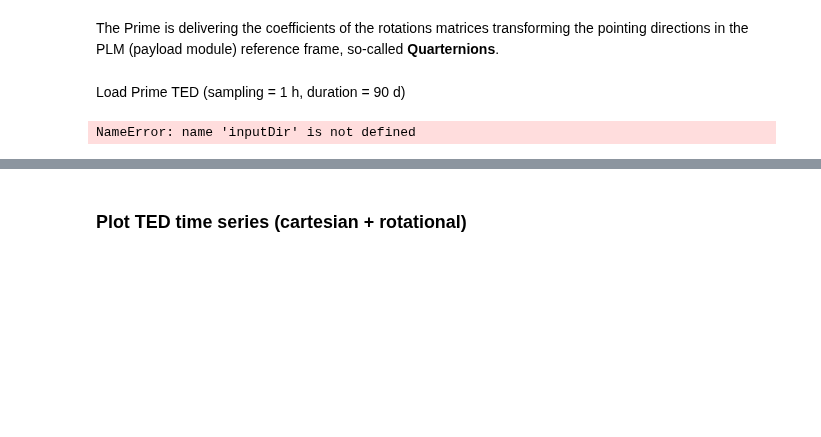
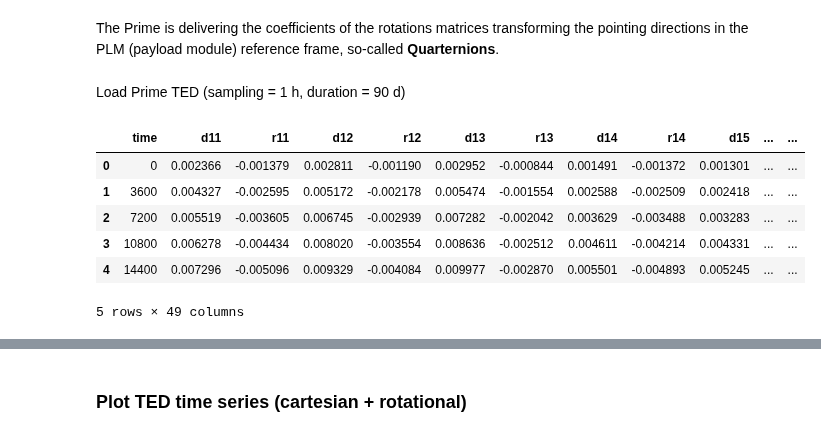
Before and after one commit to ivs-kuleuven/platosim3, a Jupyter notebook: docs/compose/06_InstrumentalSystematics/06_2_CameraThemalElasticDrift.ipynb, the cells around one changed output, grey strips where cells are left out. Drawn from its saved outputs; the diff is of its cells as text; code cells hidden in the pictures; blank space fills up the shorter version.

```diff
--- a/docs/compose/06_InstrumentalSystematics/06_2_CameraThemalElasticDrift.ipynb
+++ b/docs/compose/06_InstrumentalSystematics/06_2_CameraThemalElasticDrift.ipynb
@@ -48,18 +51,30 @@ PLM (payload module) reference frame, so-called **Quarternions**.
 Load Prime TED (sampling = 1 h,  duration = 90 d)
 # %%
 # Load file
-filename = inputDir + '/04_rev349_ARC3_EOL_90d_3600.csv'
-data = np.loadtxt(filename, delimiter=';')
+path = '/lhome/nicholas/Nextcloud/Platoman/Models'
+filename = f'{path}/Jitter/2021january/04_rev349_ARC3_EOL_90d_3600.csv'
+rows = ['time',
+        'd11', 'r11', 'd12', 'r12', 'd13', 'r13', 'd14', 'r14', 'd15', 'r15', 'd16', 'r16',
+        'd21', 'r21', 'd22', 'r22', 'd23', 'r23', 'd24', 'r24', 'd25', 'r25', 'd26', 'r26',
+        'd31', 'r31', 'd32', 'r32', 'd33', 'r33', 'd34', 'r34', 'd35', 'r35', 'd36', 'r36',
+        'd41', 'r41', 'd42', 'r42', 'd43', 'r43', 'd44', 'r44', 'd45', 'r45', 'd46', 'r46']
+df = pd.read_csv(filename, sep=';', skiprows=7, names=rows, decimal=',',
+                 usecols=range(len(rows)))
 
-# Time points and sampling
-time_ted = data[:,0]                  # [s]
-samp_ted = time_ted[1] - time_ted[0]  # [s]
+# Timings
+N = 35
+df.time = df.time - df.time.iloc[0]
+time = df.time.to_numpy()[N:]/86400
+dt = np.diff(time)[0]
+df_nyq = 1/(2*dt)
+df_res = dt/10
 
-# Prepare for plotting
-color = cm.rainbow(np.linspace(0,1,49))
-cams = ['CAM 1.1', 'CAM 1.2', 'CAM 1.3', 'CAM 1.4', 'CAM 1.5', 'CAM 1.6',
-        'CAM 2.1', 'CAM 2.2', 'CAM 2.3', 'CAM 2.4', 'CAM 2.5', 'CAM 2.6',
-        'CAM 3.1', 'CAM 3.2', 'CAM 3.3', 'CAM 3.4', 'CAM 3.5', 'CAM 3.6',
-        'CAM 4.1', 'CAM 4.2', 'CAM 4.3', 'CAM 4.4', 'CAM 4.5', 'CAM 4.6',]
+df.head()
 # %% [output]
+|  | time | d11 | r11 | d12 | r12 | d13 | r13 | d14 | r14 | d15 | ... | ... |
+| 0 | 0 | 0.002366 | -0.001379 | 0.002811 | -0.001190 | 0.002952 | -0.000844 | 0.001491 | -0.001372 | 0.001301 | ... | ... |
+| 1 | 3600 | 0.004327 | -0.002595 | 0.005172 | -0.002178 | 0.005474 | -0.001554 | 0.002588 | -0.002509 | 0.002418 | ... | ... |
+| 2 | 7200 | 0.005519 | -0.003605 | 0.006745 | -0.002939 | 0.007282 | -0.002042 | 0.003629 | -0.003488 | 0.003283 | ... | ... |
+| 3 | 10800 | 0.006278 | -0.004434 | 0.008020 | -0.003554 | 0.008636 | -0.002512 | 0.004611 | -0.004214 | 0.004331 | ... | ... |
+| 4 | 14400 | 0.007296 | -0.005096 | 0.009329 | -0.004084 | 0.009977 | -0.002870 | 0.005501 | -0.004893 | 0.005245 | ... | ... |
-NameError: name 'inputDir' is not defined
+5 rows × 49 columns
```
Also changed, not shown: parts of 5 cells of this notebook, 7 other files.
